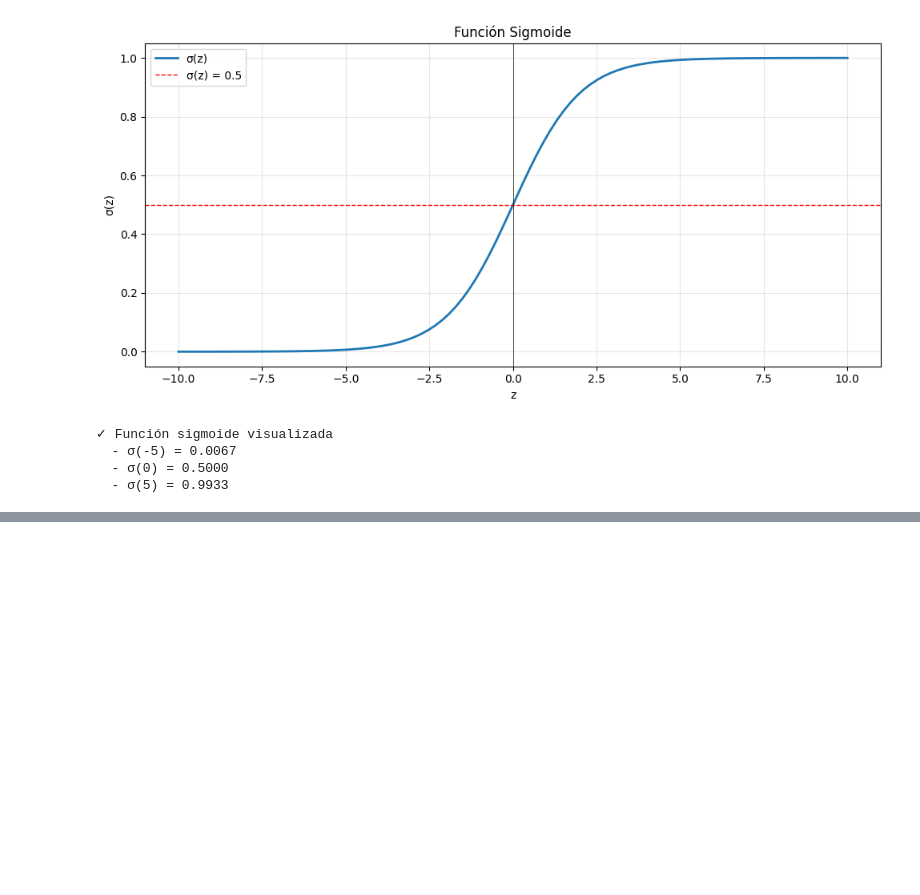
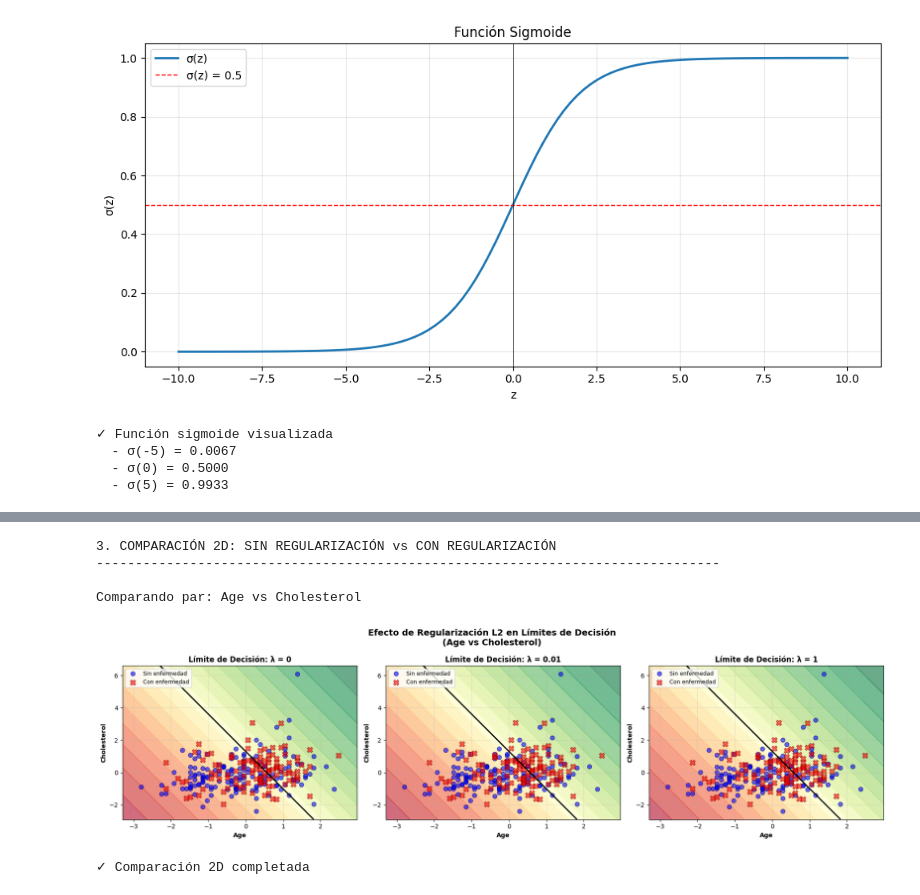
Before and after one commit to mariapaularm/heart-disease-risk-prediction, a Jupyter notebook: heart-disease-risk-prediction.ipynb, the cells around one changed output, grey strips where cells are left out. Cells and saved outputs as stored; diff of their text form; code cells hidden in the pictures; blank space fills up the shorter version.

```diff
--- a/heart-disease-risk-prediction.ipynb
+++ b/heart-disease-risk-prediction.ipynb
@@ -1789,0 +2331,74 @@ PASO 2: REGRESIÓN LOGÍSTICA BÁSICA
+# %%
+
+# 3. COMPARACIÓN: SIN REGULARIZACIÓN vs CON REGULARIZACIÓN (UN PAR 2D)
+
+print("\n3. COMPARACIÓN 2D: SIN REGULARIZACIÓN vs CON REGULARIZACIÓN")
+print("-" * 80)
+
+# Seleccionar un par para visualización
+pair_to_compare = ('Age', 'Cholesterol')
+feat1, feat2 = pair_to_compare
+
+print(f"\nComparando par: {feat1} vs {feat2}")
+
+# Extraer características 2D
+X_pair = X_normalized_full[[feat1, feat2]].values
+
+# Crear figura
+fig, axes = plt.subplots(1, 3, figsize=(18, 5))
+
+lambda_to_plot = [0, 0.01, 1]
+
+for idx, lambda_val in enumerate(lambda_to_plot):
+    ax = axes[idx]
+
+    # Entrenar modelo 2D con regularización
+    w_init_2d = np.zeros(2)
+    b_init_2d = 0
+
+    # Descenso de gradiente 2D con L2
+    w_2d_l2 = w_init_2d.copy()
+    b_2d_l2 = b_init_2d
+
+    for _ in range(1000):
+        dw, db = compute_gradient_l2(X_pair, y.values, w_2d_l2, b_2d_l2, lambda_reg=lambda_val)
+        w_2d_l2 -= 0.01 * dw
+        b_2d_l2 -= 0.01 * db
+
+    # Crear grid
+    x_min, x_max = X_pair[:, 0].min() - 0.5, X_pair[:, 0].max() + 0.5
+    y_min, y_max = X_pair[:, 1].min() - 0.5, X_pair[:, 1].max() + 0.5
+    xx, yy = np.meshgrid(np.linspace(x_min, x_max, 100),
+                         np.linspace(y_min, y_max, 100))
+
+    # Predicciones
+    Z = sigmoid(np.c_[xx.ravel(), yy.ravel()] @ w_2d_l2 + b_2d_l2).reshape(xx.shape)
+
+    # Graficar
+    ax.contourf(xx, yy, Z, levels=20, cmap='RdYlGn', alpha=0.6)
+    ax.contour(xx, yy, Z, levels=[0.5], colors='black', linewidths=2)
+
+    ax.scatter(X_pair[y.values == 0, 0], X_pair[y.values == 0, 1],
+              c='blue', marker='o', edgecolors='navy', alpha=0.6, label='Sin enfermedad', s=50)
+    ax.scatter(X_pair[y.values == 1, 0], X_pair[y.values == 1, 1],
+              c='red', marker='X', edgecolors='darkred', alpha=0.6, label='Con enfermedad', s=80)
+
+    ax.set_xlabel(feat1, fontweight='bold')
+    ax.set_ylabel(feat2, fontweight='bold')
+    ax.set_title(f'Límite de Decisión: λ = {lambda_val}', fontweight='bold', fontsize=12)
+    ax.legend(loc='best', fontsize=9)
+    ax.grid(True, alpha=0.3)
+
+plt.suptitle(f'Efecto de Regularización L2 en Límites de Decisión\n({feat1} vs {feat2})',
+             fontsize=14, fontweight='bold')
+plt.tight_layout()
+plt.show()
+
+print("\n✓ Comparación 2D completada")
+# %% [output]
+3. COMPARACIÓN 2D: SIN REGULARIZACIÓN vs CON REGULARIZACIÓN
+--------------------------------------------------------------------------------
+
+Comparando par: Age vs Cholesterol
+[figure, added]
+✓ Comparación 2D completada
```
Also changed, not shown: parts of 8 cells of this notebook, 3 other files.
